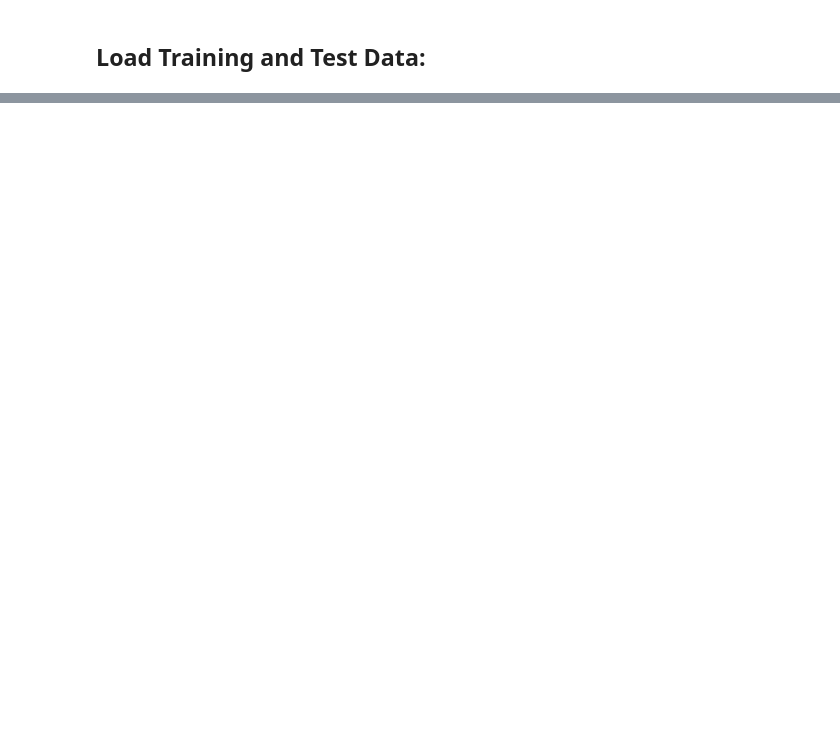
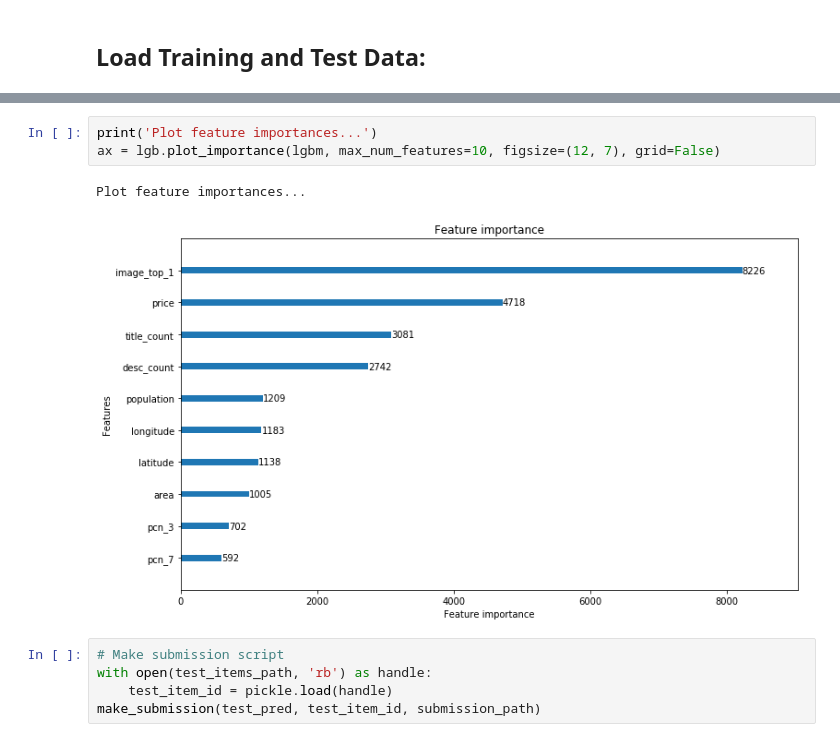
Before and after one commit to gestalt-howard/avito-demand-prediction, a Jupyter notebook: scripts/Stage_0_Model.ipynb, the cells around one changed output, grey strips where cells are left out. Saved outputs shown, nothing was run; the diff lists cells and outputs as text; blank space fills up the shorter version.

```diff
--- a/scripts/Stage_0_Model.ipynb
+++ b/scripts/Stage_0_Model.ipynb
@@ -32,0 +134,11 @@ test = pd.read_csv(test_data_path)
+# %%
+print('Plot feature importances...')
+ax = lgb.plot_importance(lgbm, max_num_features=10, figsize=(12, 7), grid=False)
+# %% [output]
+Plot feature importances...
+[figure, added]
+# %%
+# Make submission script
+with open(test_items_path, 'rb') as handle:
+    test_item_id = pickle.load(handle)
+make_submission(test_pred, test_item_id, submission_path)
```
Also changed, not shown: parts of 22 cells of this notebook, 11 other files.
